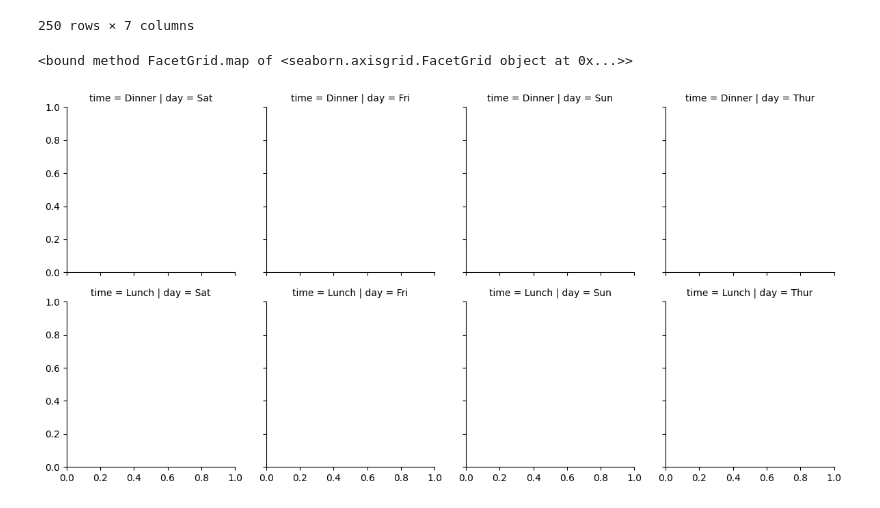
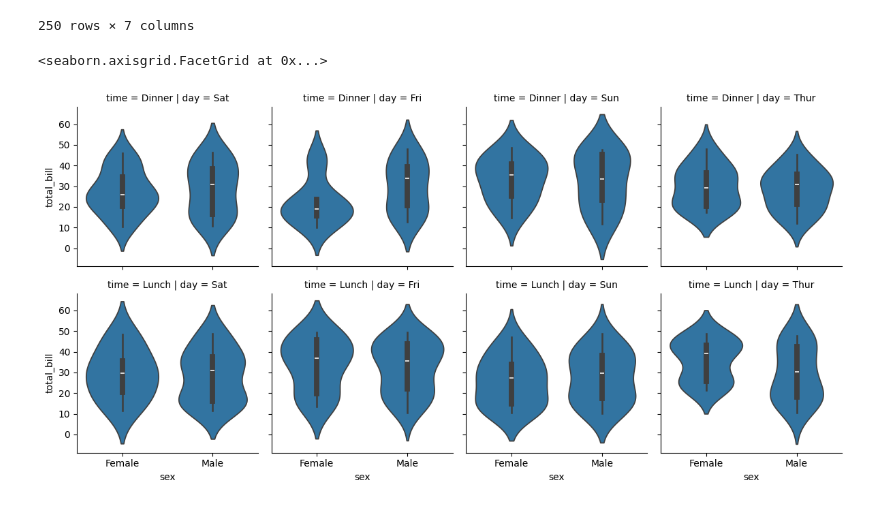
Before and after one commit to mohitjaryal/seaborn, a Jupyter notebook: Multi-Plots/facetGrid.ipynb, the cells around one changed output. Saved outputs shown, nothing was run; the diff lists cells and outputs as text; code cells hidden in the pictures.

```diff
--- a/Multi-Plots/facetGrid.ipynb
+++ b/Multi-Plots/facetGrid.ipynb
@@ -24,8 +24,8 @@ tips
 250 rows × 7 columns
 # %%
 # FacetGrid()
-fg = sns.FacetGrid(data=tips,col='day',row='time')
-fg.map
+g = sns.FacetGrid(data=tips,col='day',row='time')
+g.map(sns.violinplot,'sex','total_bill')
 # %% [output]
-<bound method FacetGrid.map of <seaborn.axisgrid.FacetGrid object at 0x...>>
+<seaborn.axisgrid.FacetGrid at 0x...>
-[figure, old version]
+[figure, new version]
```
